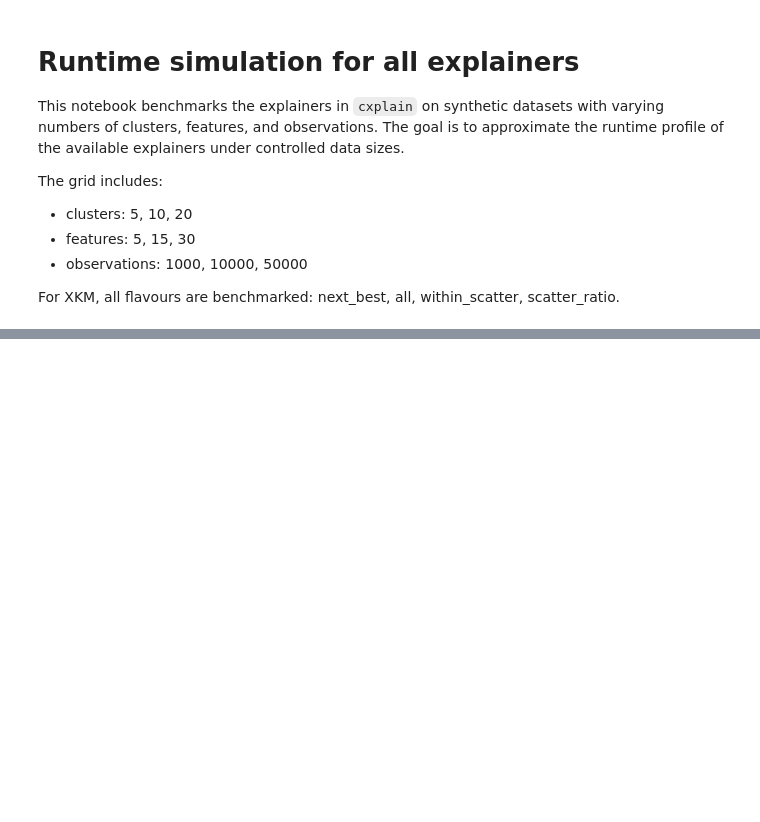
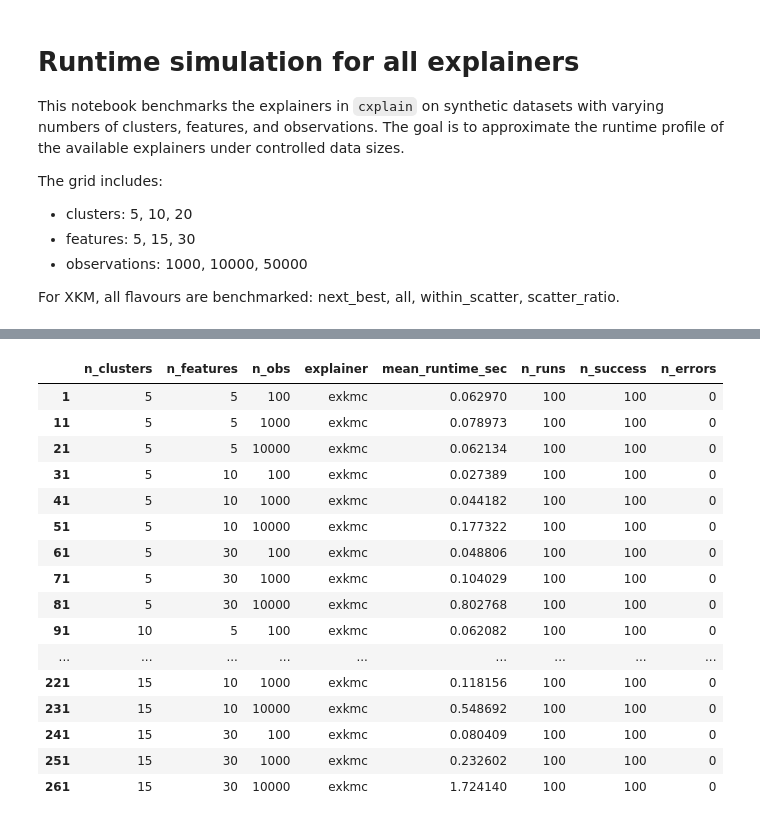
Before and after one commit to AlexF1994/cluster-explain, a Jupyter notebook: notebooks/runtime_simulation.ipynb, the cells around one changed output, grey strips where cells are left out. Cells and saved outputs as stored; diff of their text form; code cells hidden in the pictures; blank space fills up the shorter version.

```diff
--- a/notebooks/runtime_simulation.ipynb
+++ b/notebooks/runtime_simulation.ipynb
@@ -238,0 +274,20 @@ summary_df.head(20)
+# %%
+summary_df[summary_df['explainer'] == 'exkmc']
+# %% [output]
+|  | n_clusters | n_features | n_obs | explainer | mean_runtime_sec | n_runs | n_success | n_errors |
+| 1 | 5 | 5 | 100 | exkmc | 0.062970 | 100 | 100 | 0 |
+| 11 | 5 | 5 | 1000 | exkmc | 0.078973 | 100 | 100 | 0 |
+| 21 | 5 | 5 | 10000 | exkmc | 0.062134 | 100 | 100 | 0 |
+| 31 | 5 | 10 | 100 | exkmc | 0.027389 | 100 | 100 | 0 |
+| 41 | 5 | 10 | 1000 | exkmc | 0.044182 | 100 | 100 | 0 |
+| 51 | 5 | 10 | 10000 | exkmc | 0.177322 | 100 | 100 | 0 |
+| 61 | 5 | 30 | 100 | exkmc | 0.048806 | 100 | 100 | 0 |
+| 71 | 5 | 30 | 1000 | exkmc | 0.104029 | 100 | 100 | 0 |
+| 81 | 5 | 30 | 10000 | exkmc | 0.802768 | 100 | 100 | 0 |
+| 91 | 10 | 5 | 100 | exkmc | 0.062082 | 100 | 100 | 0 |
+| ... | ... | ... | ... | ... | ... | ... | ... | ... |
+| 221 | 15 | 10 | 1000 | exkmc | 0.118156 | 100 | 100 | 0 |
+| 231 | 15 | 10 | 10000 | exkmc | 0.548692 | 100 | 100 | 0 |
+| 241 | 15 | 30 | 100 | exkmc | 0.080409 | 100 | 100 | 0 |
+| 251 | 15 | 30 | 1000 | exkmc | 0.232602 | 100 | 100 | 0 |
+| 261 | 15 | 30 | 10000 | exkmc | 1.724140 | 100 | 100 | 0 |
```
Also changed, not shown: parts of 8 cells of this notebook, 16 other files.
